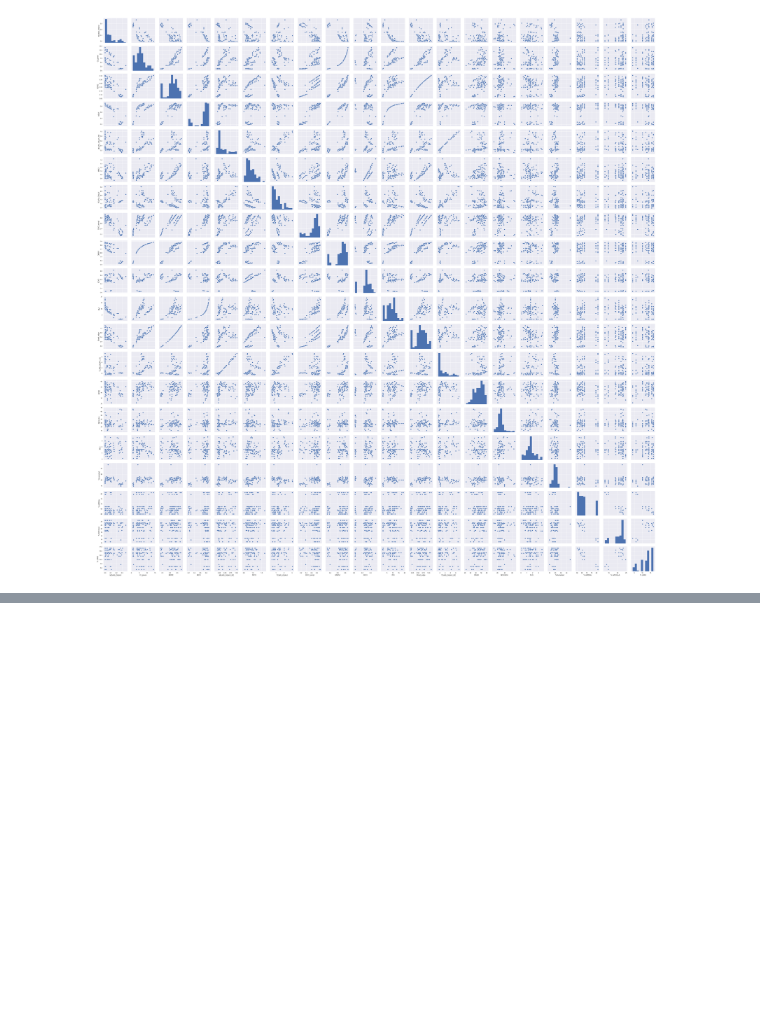
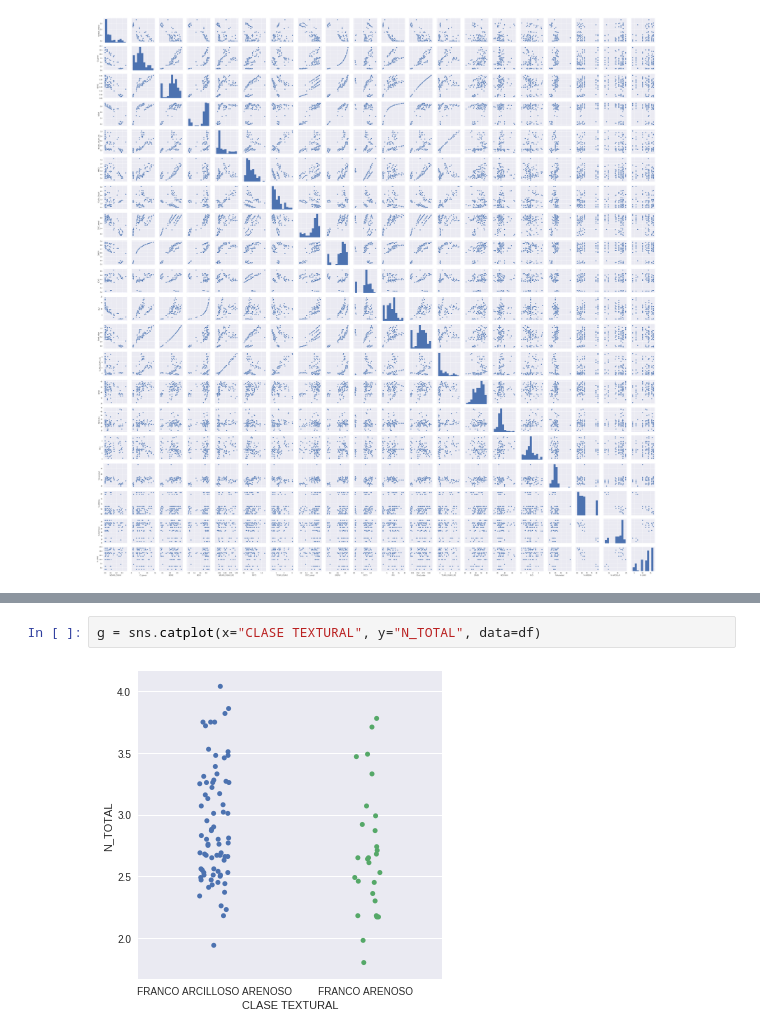
Before and after one commit to jorgemauricio/random_forest, a Jupyter notebook: Random_Forest_sin_fosforo_altura_x_y.ipynb, the cells around one changed output, grey strips where cells are left out. Saved outputs shown, nothing was run; the diff lists cells and outputs as text; blank space fills up the shorter version.

```diff
--- a/Random_Forest_sin_fosforo_altura_x_y.ipynb
+++ b/Random_Forest_sin_fosforo_altura_x_y.ipynb
@@ -659,0 +703,4 @@ RVI             3.569053e-02
+# %%
+g = sns.catplot(x="CLASE TEXTURAL", y="N_TOTAL", data=df)
+# %% [output]
+[figure, added]
```
Also changed, not shown: parts of 21 cells of this notebook, 5 other files.
